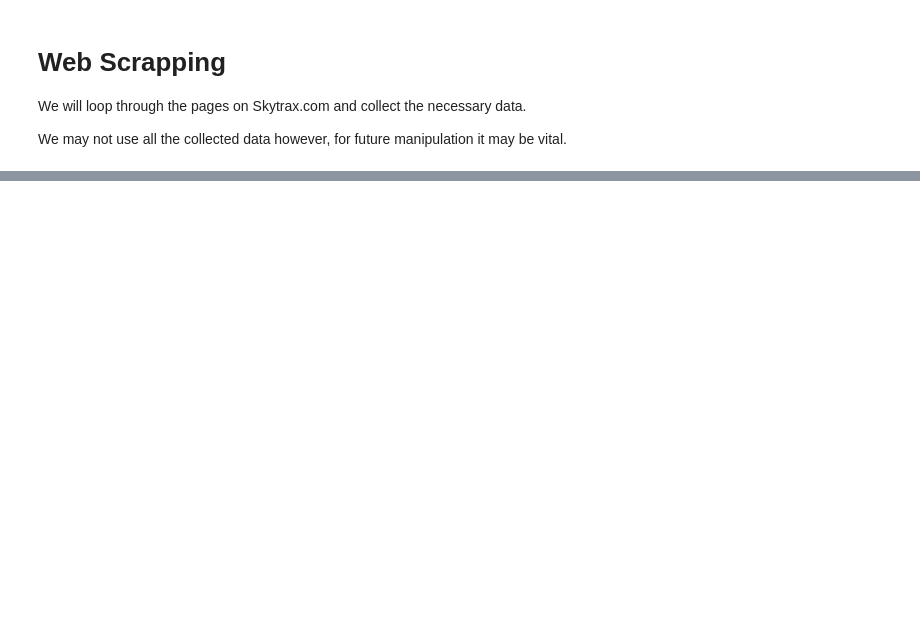
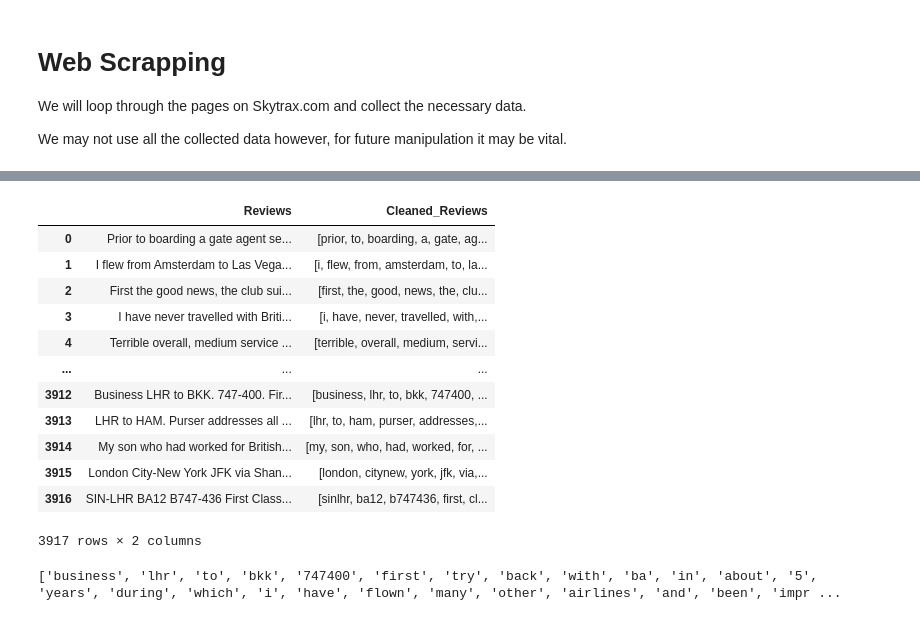
Before and after one commit to NathanaelMutua/British-Airways-Data-Science-Challenge, a Jupyter notebook: British Airways Analysis.ipynb, the cells around one changed output, grey strips where cells are left out. Saved outputs shown, nothing was run; the diff lists cells and outputs as text; code cells hidden in the pictures; blank space fills up the shorter version.

```diff
--- a/British Airways Analysis.ipynb
+++ b/British Airways Analysis.ipynb
@@ -317,0 +314,25 @@ def clean_text(text): # Applies several NLP cleaning steps to text data
+# %%
+# Spacy is ideal for complex NLP tasks where detailed token info is required
+import spacy
+nlp = spacy.load("en_core_web_sm")
+
+data["Cleaned_Reviews"] = data["Cleaned_Reviews"].apply(lambda x: [token.text for token in nlp(x)])
+data
+# %% [output]
+|  | Reviews | Cleaned_Reviews |
+| 0 | Prior to boarding a gate agent se... | [prior, to, boarding, a, gate, ag... |
+| 1 | I flew from Amsterdam to Las Vega... | [i, flew, from, amsterdam, to, la... |
+| 2 | First the good news, the club sui... | [first, the, good, news, the, clu... |
+| 3 | I have never travelled with Briti... | [i, have, never, travelled, with,... |
+| 4 | Terrible overall, medium service ... | [terrible, overall, medium, servi... |
+| ... | ... | ... |
+| 3912 | Business LHR to BKK. 747-400. Fir... | [business, lhr, to, bkk, 747400, ... |
+| 3913 | LHR to HAM. Purser addresses all ... | [lhr, to, ham, purser, addresses,... |
+| 3914 | My son who had worked for British... | [my, son, who, had, worked, for, ... |
+| 3915 | London City-New York JFK via Shan... | [london, citynew, york, jfk, via,... |
+| 3916 | SIN-LHR BA12 B747-436 First Class... | [sinlhr, ba12, b747436, first, cl... |
+3917 rows × 2 columns
+# %%
+print(data["Cleaned_Reviews"][3912])
+# %% [output]
+['business', 'lhr', 'to', 'bkk', '747400', 'first', 'try', 'back', 'with', 'ba', 'in', 'about', '5', 'years', 'during', 'which', 'i', 'have', 'flown', 'many', 'other', 'airlines', 'and', 'been', 'impr ...
```
Also changed, not shown: parts of 26 cells of this notebook.
